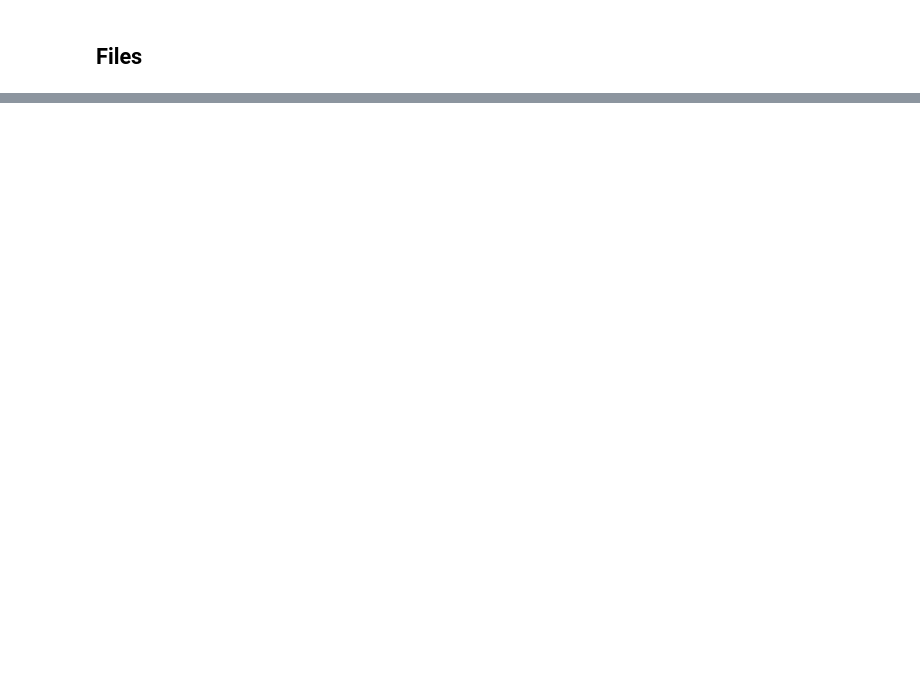
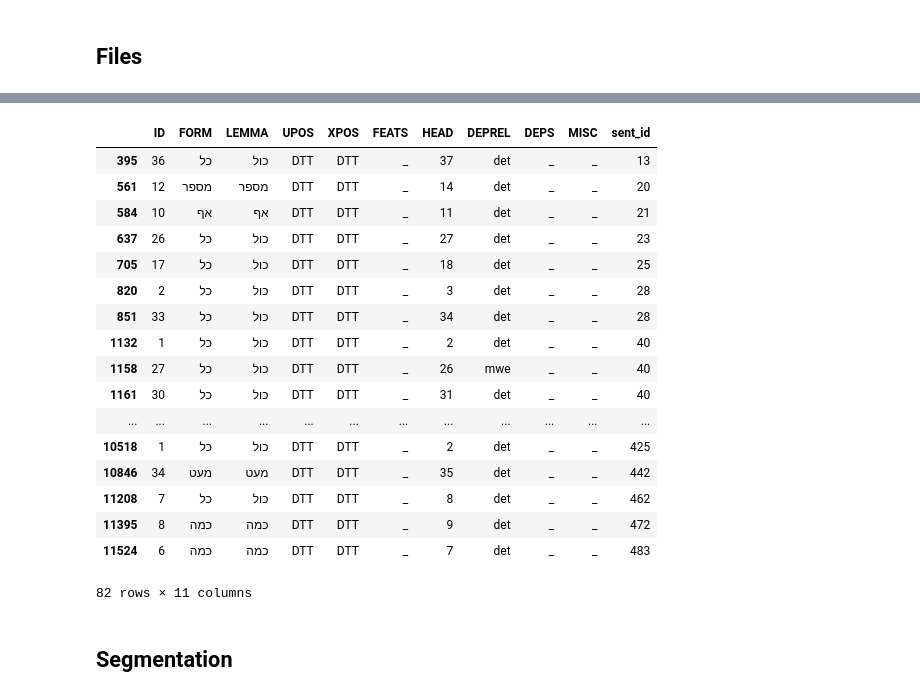
Before and after one commit to OnlpLab/he_treebanks, a Jupyter notebook: spmrl-ud-conversion.ipynb, the cells around one changed output, grey strips where cells are left out. Saved outputs shown, nothing was run; the diff lists cells and outputs as text; code cells hidden in the pictures; blank space fills up the shorter version.

```diff
--- a/spmrl-ud-conversion.ipynb
+++ b/spmrl-ud-conversion.ipynb
@@ -75,2 +35,6 @@ spmrl_dev
+# %%
+ud_dev['sent_id'] = ''
+spmrl_dev['sent_id'] = ''
+spmrl_dev['ID'] = spmrl_dev['ID'].apply(lambda x: int(x) if x.isdigit() else 0)
 # %%
 spmrl_dev['sent_id'] = ''
@@ -139 +120,22 @@ sentence_id(ud_dev, 'ud')
+# %%
+spmrl_dev[spmrl_dev['XPOS']== "DTT"]#['FEATS'].unique()
+# %% [output]
+|  | ID | FORM | LEMMA | UPOS | XPOS | FEATS | HEAD | DEPREL | DEPS | MISC | sent_id |
+| 395 | 36 | כל | כול | DTT | DTT | _ | 37 | det | _ | _ | 13 |
+| 561 | 12 | מספר | מספר | DTT | DTT | _ | 14 | det | _ | _ | 20 |
+| 584 | 10 | אף | אף | DTT | DTT | _ | 11 | det | _ | _ | 21 |
+| 637 | 26 | כל | כול | DTT | DTT | _ | 27 | det | _ | _ | 23 |
+| 705 | 17 | כל | כול | DTT | DTT | _ | 18 | det | _ | _ | 25 |
+| 820 | 2 | כל | כול | DTT | DTT | _ | 3 | det | _ | _ | 28 |
+| 851 | 33 | כל | כול | DTT | DTT | _ | 34 | det | _ | _ | 28 |
+| 1132 | 1 | כל | כול | DTT | DTT | _ | 2 | det | _ | _ | 40 |
+| 1158 | 27 | כל | כול | DTT | DTT | _ | 26 | mwe | _ | _ | 40 |
+| 1161 | 30 | כל | כול | DTT | DTT | _ | 31 | det | _ | _ | 40 |
+| ... | ... | ... | ... | ... | ... | ... | ... | ... | ... | ... | ... |
+| 10518 | 1 | כל | כול | DTT | DTT | _ | 2 | det | _ | _ | 425 |
+| 10846 | 34 | מעט | מעט | DTT | DTT | _ | 35 | det | _ | _ | 442 |
+| 11208 | 7 | כל | כול | DTT | DTT | _ | 8 | det | _ | _ | 462 |
+| 11395 | 8 | כמה | כמה | DTT | DTT | _ | 9 | det | _ | _ | 472 |
+| 11524 | 6 | כמה | כמה | DTT | DTT | _ | 7 | det | _ | _ | 483 |
+82 rows × 11 columns
 # %%
@@ -160,3 +153,5 @@ spmrl_dev[spmrl_dev['XPOS'].str.contains('NN_S_PP', na=False)]
 ud_dev[(ud_dev['XPOS'].str.contains('BN', na=False)) & (ud_dev['FEATS'].str.contains('HIFIL', na=False))]
 # %%
 spmrl_dev.to_csv('./data/spmrl-treebank/numbered_dev.csv')
+# %% [markdown]
+## Segmentation
```
Also changed, not shown: parts of 30 cells of this notebook.
